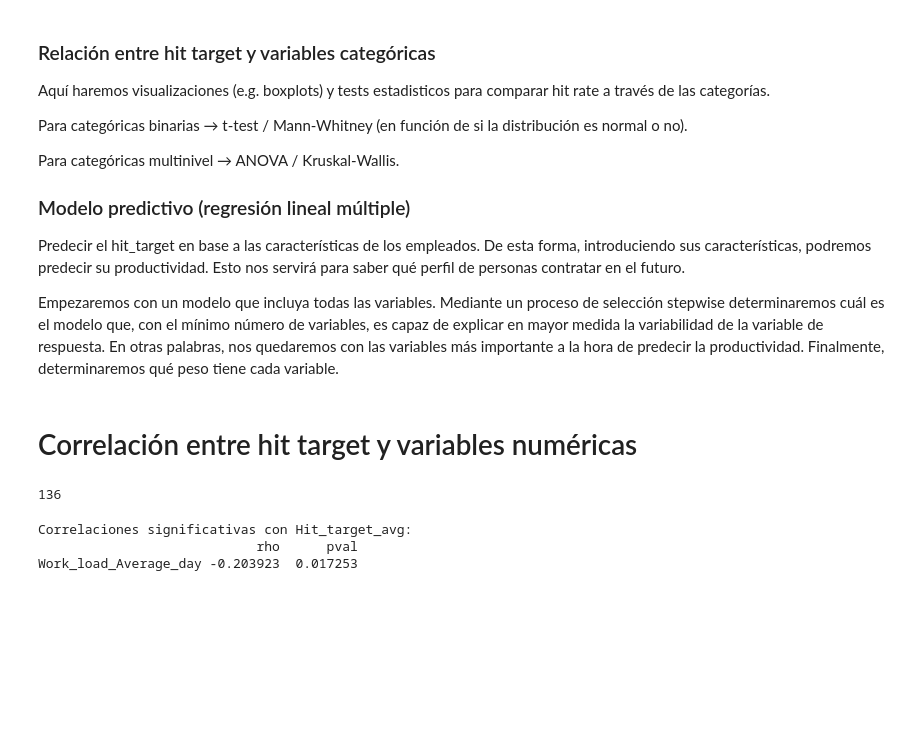
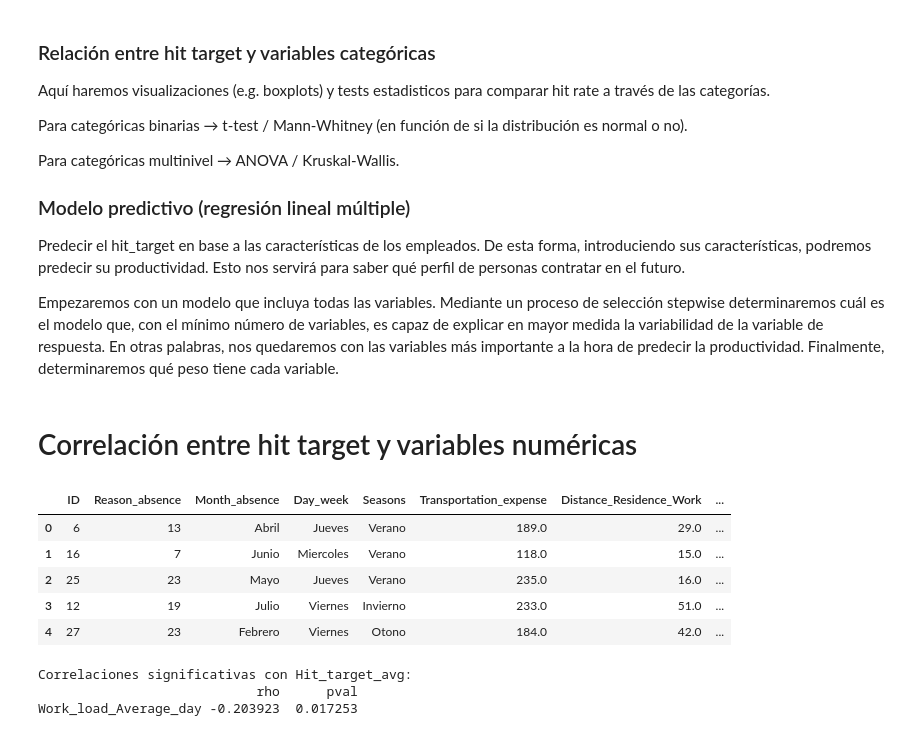
Before and after one commit to ITACADEMYprojectes/ProjecteData, a Jupyter notebook: Equip_15/Scripts/Analisis_Perfil_y_desempeno_220925.ipynb, the cells around one changed output. Saved outputs shown, nothing was run; the diff lists cells and outputs as text; code cells hidden in the pictures; blank space fills up the shorter version.

```diff
--- a/Equip_15/Scripts/Analisis_Perfil_y_desempeno_220925.ipynb
+++ b/Equip_15/Scripts/Analisis_Perfil_y_desempeno_220925.ipynb
@@ -55,12 +60,16 @@ Empezaremos con un modelo que incluya todas las variables. Mediante un proceso d
 # %% [markdown]
 # Correlación entre hit target y variables numéricas
 # %%
+pd.set_option("display.max.columns", None)
 # Calculamos la media de hit target de cada trabajador y nos quedamos con un solo registro por trabajador
 df['Hit_target_avg'] = df.groupby('ID')['Hit_target'].transform('mean')
 df = df.drop_duplicates(subset=["ID"], keep="last").reset_index(drop=True)
-
 df.head()
-df.shape[0]
 # %% [output]
-136
+|  | ID | Reason_absence | Month_absence | Day_week | Seasons | Transportation_expense | Distance_Residence_Work | ... |
+| 0 | 6 | 13 | Abril | Jueves | Verano | 189.0 | 29.0 | ... |
+| 1 | 16 | 7 | Junio | Miercoles | Verano | 118.0 | 15.0 | ... |
+| 2 | 25 | 23 | Mayo | Jueves | Verano | 235.0 | 16.0 | ... |
+| 3 | 12 | 19 | Julio | Viernes | Invierno | 233.0 | 51.0 | ... |
+| 4 | 27 | 23 | Febrero | Viernes | Otono | 184.0 | 42.0 | ... |
 # %%
```
Also changed, not shown: parts of 11 cells of this notebook.
